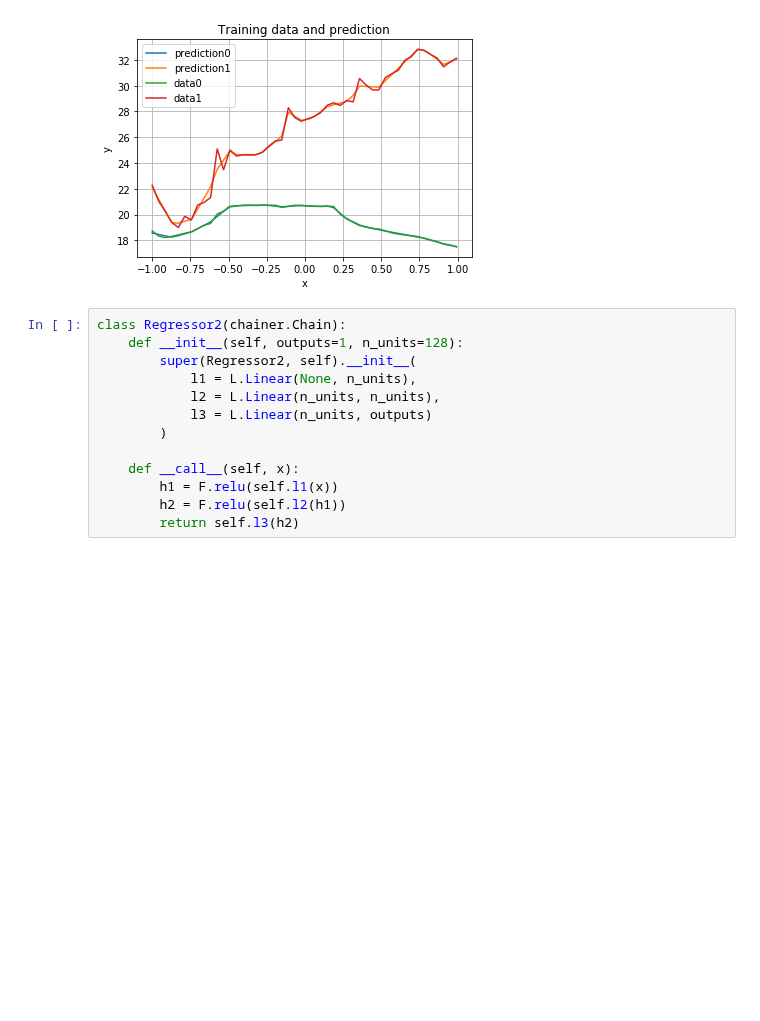
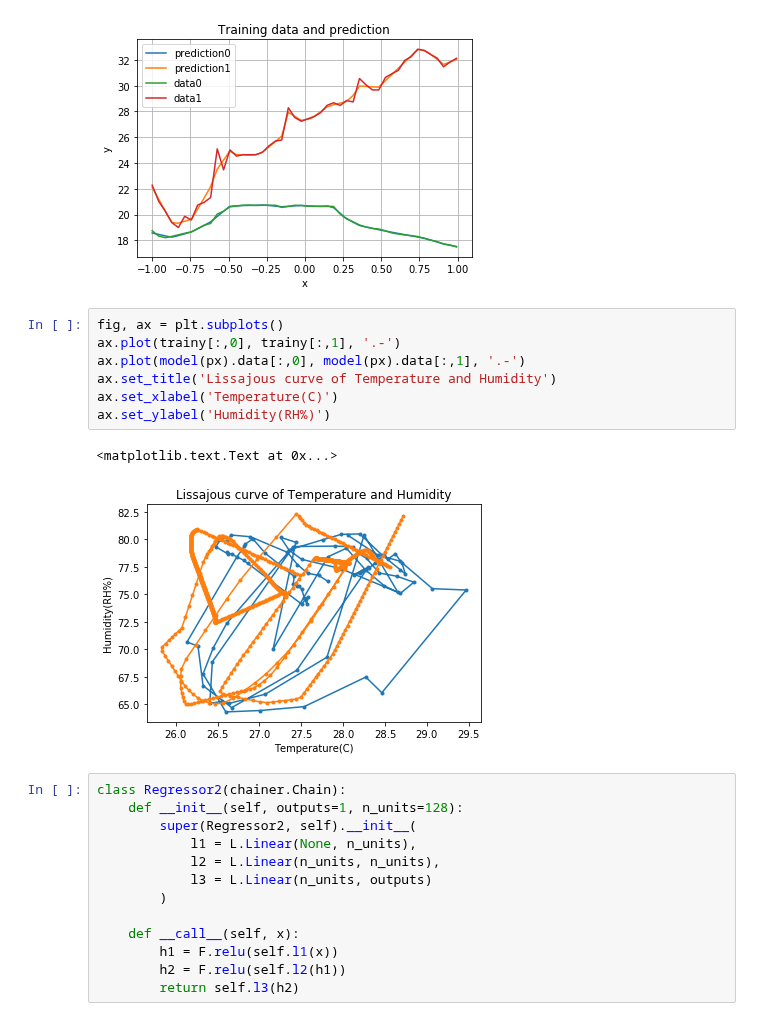
Before and after one commit to msakuta/notebooks, a Jupyter notebook: ChainerRegression.ipynb, the cells around one changed output. Drawn from its saved outputs; the diff is of its cells as text; blank space fills up the shorter version.

Commit message:
Add Lissajous curve to ChainerRegression

```diff
--- a/ChainerRegression.ipynb
+++ b/ChainerRegression.ipynb
@@ -121,6 +121,16 @@ data points:  48
 <matplotlib.text.Text at 0x...>
 [figure]
 [figure]
+# %%
+fig, ax = plt.subplots()
+ax.plot(trainy[:,0], trainy[:,1], '.-')
+ax.plot(model(px).data[:,0], model(px).data[:,1], '.-')
+ax.set_title('Lissajous curve of Temperature and Humidity')
+ax.set_xlabel('Temperature(C)')
+ax.set_ylabel('Humidity(RH%)')
+# %% [output]
+<matplotlib.text.Text at 0x...>
+[figure, added]
 # %%
 class Regressor2(chainer.Chain):
     def __init__(self, outputs=1, n_units=128):
```
